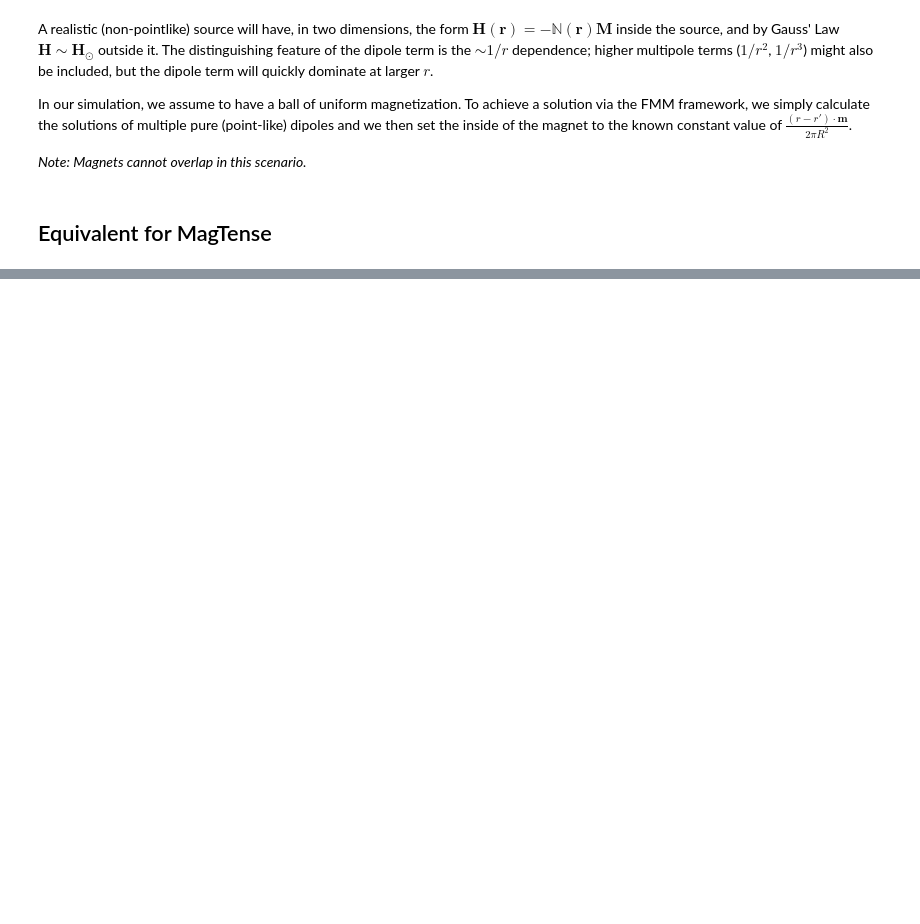
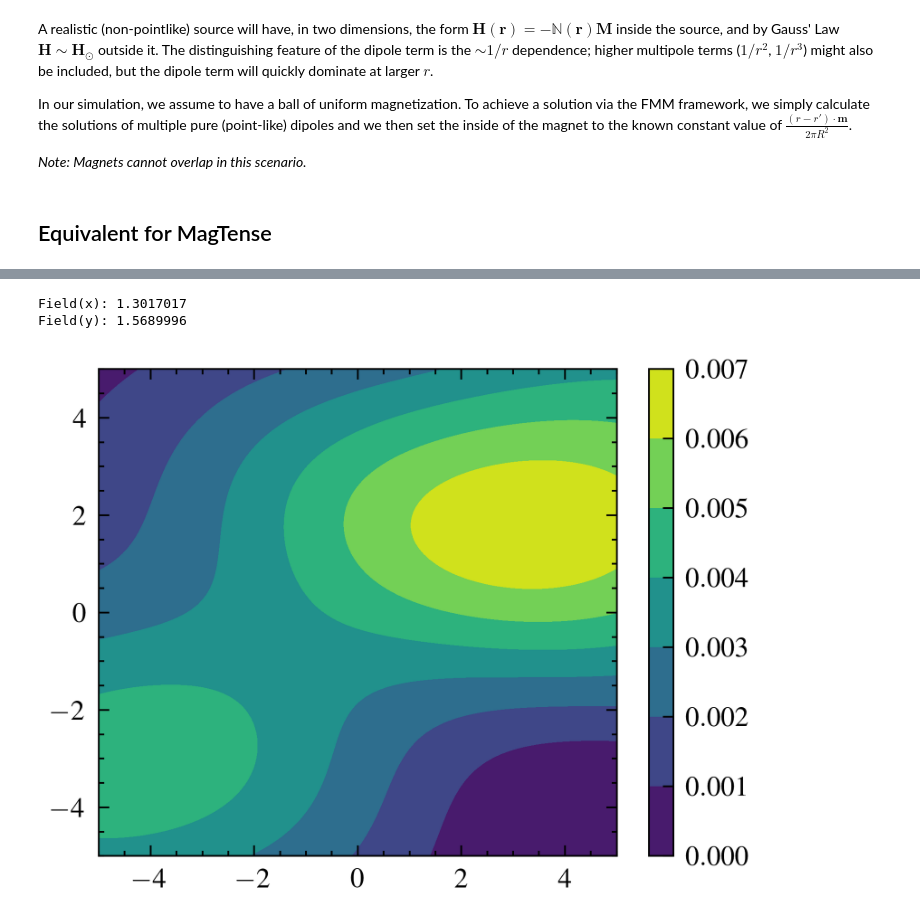
Before and after one commit to cmt-dtu-energy/hypermagnetics, a Jupyter notebook: nbs/check_fmm.ipynb, the cells around one changed output, grey strips where cells are left out. Saved outputs shown, nothing was run; the diff lists cells and outputs as text; code cells hidden in the pictures; blank space fills up the shorter version.

Commit message:
Implementation of exact H-field from cylinder added

```diff
--- a/nbs/check_fmm.ipynb
+++ b/nbs/check_fmm.ipynb
@@ -150,0 +140,30 @@ Field(x): 1.1385968
+# %%
+mt_sim, _ = field_exact(train['sources'], train['grid'], train['shape'])
+
+if source_cfg["line"]:
+    plt.plot(train['grid'][:, 0], train["field_grid"][0, ..., 0])
+    plt.plot(train['grid'][:, 0], mt_sim[0, ..., 0], color='red', linestyle='--')
+    # plt.plot(train['grid'][:, 0], train["field_grid"][0, ..., 0], color='red', linestyle='--')
+    plt.plot(train['grid'][:, 0], mt_sim[0, ..., 0] / train["field_grid"][0, ..., 0], color='green', linestyle=':')
+    # plt.yscale("log")
+    # plt.xlim(5,15)
+    plt.ylim(-2, 2)
+    plt.legend(["Analytical", "MagTense", "Error"])
+    print(np.nanmean(np.abs(mt_sim[0, :, 0] / train["field_grid"][0, :, 0])))
+
+else:
+    x_grid = np.array(train['grid'][:, 0].reshape((source_cfg["res"], source_cfg["res"])))
+    y_grid = np.array(train['grid'][:, 1].reshape((source_cfg["res"], source_cfg["res"])))
+    mt_f_grid_x = np.array(mt_sim[0, ..., 0].reshape((source_cfg["res"], source_cfg["res"])))
+    mt_f_grid_y = np.array(mt_sim[0, ..., 1].reshape((source_cfg["res"], source_cfg["res"])))
+    t_f_x = train["field_grid"][0, ..., 0].reshape((source_cfg["res"], source_cfg["res"]))
+    t_f_y = train["field_grid"][0, ..., 1].reshape((source_cfg["res"], source_cfg["res"]))
+    # plt.contourf(x_grid, y_grid, np.clip(mt_f_grid_y, -5, 5))
+    plt.contourf(x_grid, y_grid, np.clip(np.abs(mt_f_grid_y - t_f_y), 0, 0.1))
+    plt.colorbar()
+    print("Field(x):", np.nanmean(np.abs(mt_f_grid_x / t_f_x)))
+    print("Field(y):", np.nanmean(np.abs(mt_f_grid_y / t_f_y)))
+# %% [output]
+Field(x): 1.3017017
+Field(y): 1.5689996
+[figure, added]
```
Also changed, not shown: parts of 5 cells of this notebook, 1 other file.
